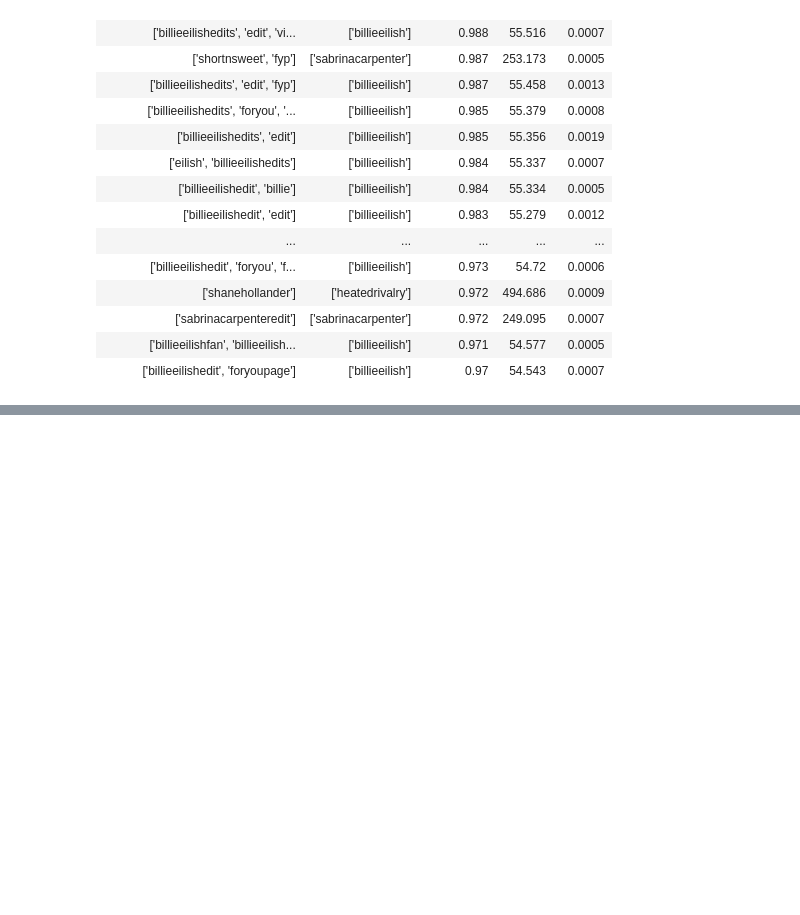
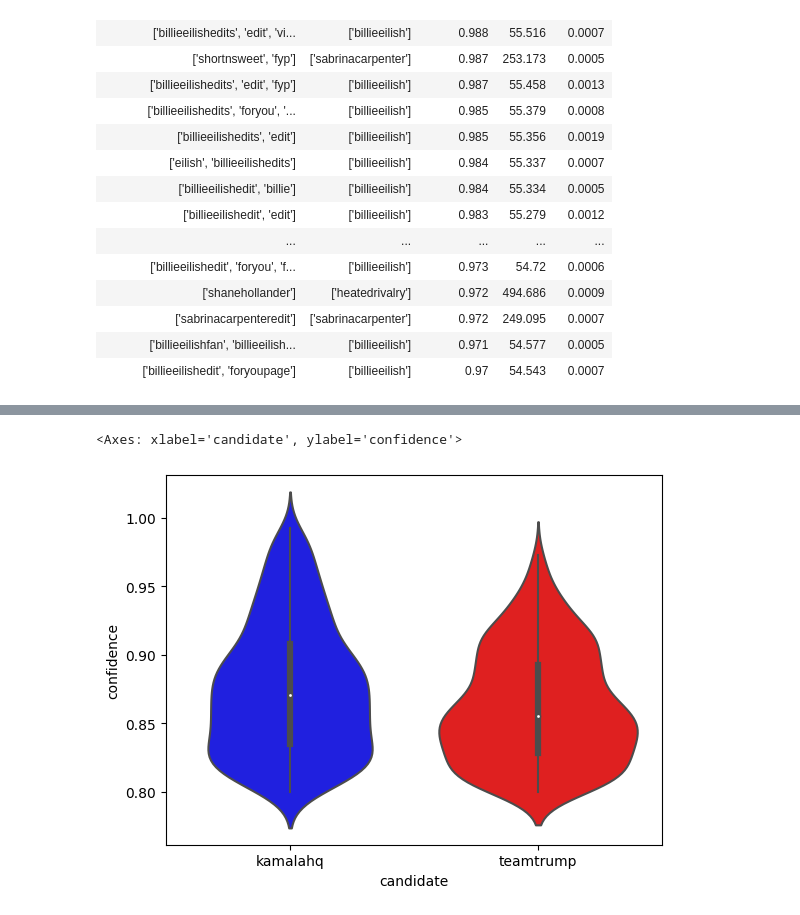
Before and after one commit to nitomanto/the-t-word, a Jupyter notebook: spark_itemset_copy.ipynb, the cells around one changed output, grey strips where cells are left out. Drawn from its saved outputs; the diff is of its cells as text; code cells hidden in the pictures; blank space fills up the shorter version.

```diff
--- a/spark_itemset_copy.ipynb
+++ b/spark_itemset_copy.ipynb
@@ -617,9 +617,9 @@ from io import StringIO
 rules_df = model_t.associationRules.sort("confidence", ascending=False)
 
 # Convert to Pandas for easier plotting
-rules_pd = rules_df.toPandas()
+rules_pd_t = rules_df.toPandas()
 
-rules_pd = rules_pd[:100]
+rules_pd = rules_pd_t[:100]
 
 rules_pd['confidence'] = rules_pd['confidence'].apply(lambda x: round(x, 3))
 rules_pd['lift'] = rules_pd['lift'].apply(lambda x: round(x, 3))
@@ -694,9 +710,9 @@ gt_t_rules.save('viz/gt_trump_association_rules.png')
 rules_df = model_k.associationRules.sort("confidence", ascending=False)
 
 # Convert to Pandas for easier plotting
-rules_pd = rules_df.toPandas()
+rules_pd_k = rules_df.toPandas()
 
-rules_pd = rules_pd[:100]
+rules_pd = rules_pd_k[:100]
 
 rules_pd['confidence'] = rules_pd['confidence'].apply(lambda x: round(x, 3))
 rules_pd['lift'] = rules_pd['lift'].apply(lambda x: round(x, 3))
@@ -808,3 +840,20 @@ Association Rules found by FP-Growth:
 |[billieeilishedit...|    [billieeilish]|0.9785202863961814|55.003659823629974|6.315645162408356E-4|
 +--------------------+------------------+------------------+------------------+--------------------+
 only showing top 20 rows
+# %%
+rules_pd_k['candidate'] = ['kamalahq'] * len(rules_pd_k)
+rules_pd_t['candidate'] = ['teamtrump'] * len(rules_pd_t)
+# %%
+import pandas as pd
+rules_pd_merged = pd.concat([rules_pd_k, rules_pd_t], axis=0)
+# %%
+import seaborn as sns
+
+sns.violinplot(rules_pd_merged, y='confidence', x='candidate',
+             palette={'kamalahq': 'blue',
+                      'teamtrump': 'red'},
+            fill=False,
+            estimate='quart')
+# %% [output]
+<Axes: xlabel='candidate', ylabel='confidence'>
+[figure, added]
```
Also changed, not shown: parts of 14 cells of this notebook, 1 other file.
